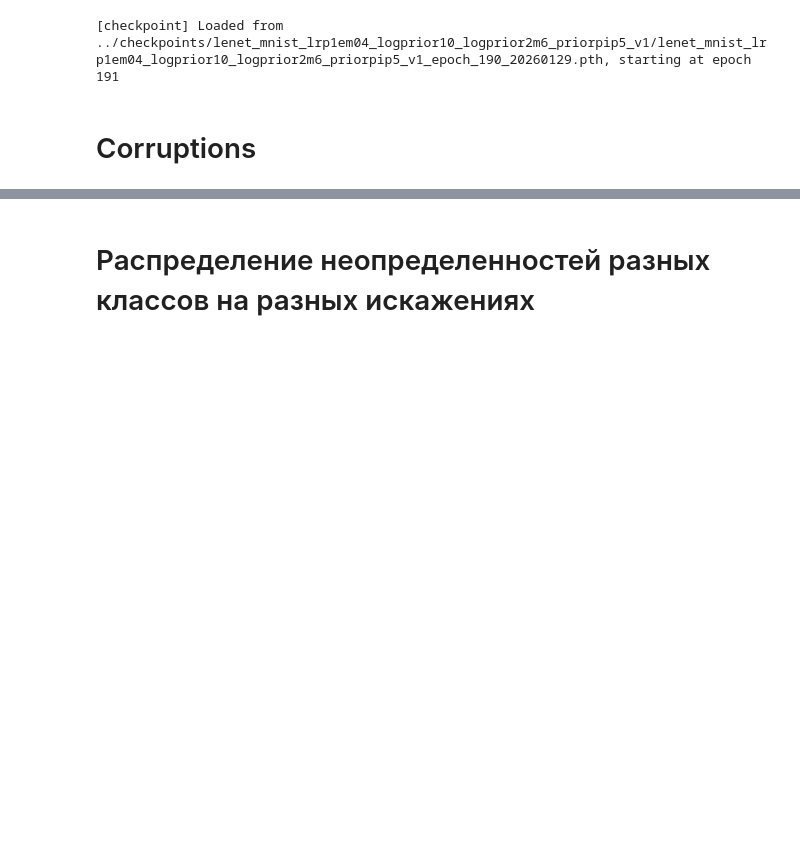
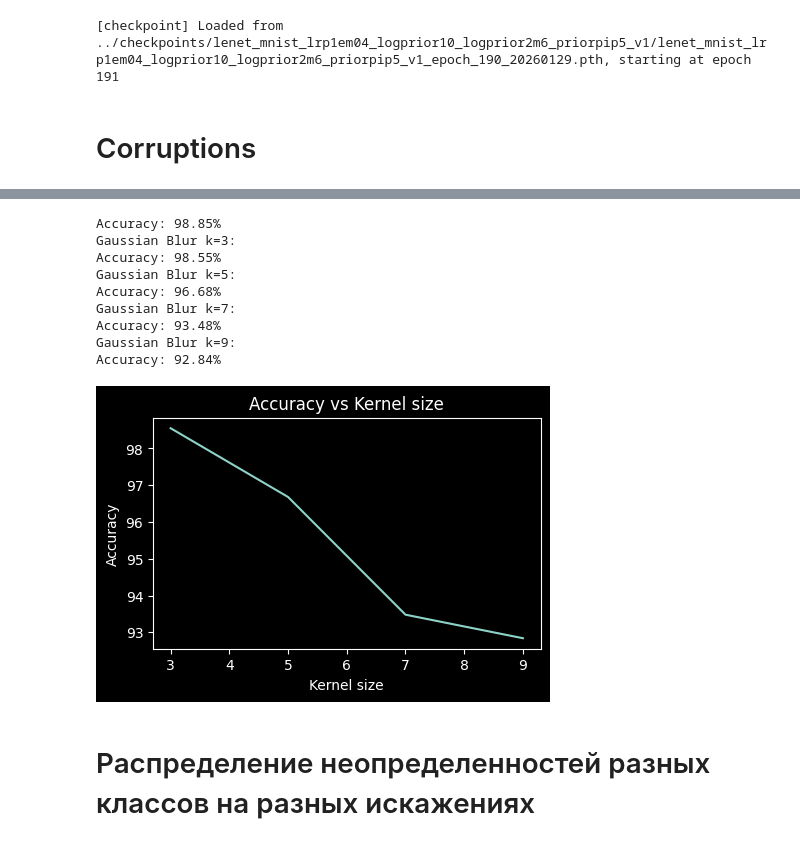
Before and after one commit to qosquo/bayes_nn, a Jupyter notebook: notebooks/mnist_lenet_exp_20260129-164127_corruptions.ipynb, the cells around one changed output, grey strips where cells are left out. Drawn from its saved outputs; the diff is of its cells as text; code cells hidden in the pictures; blank space fills up the shorter version.

```diff
--- a/notebooks/mnist_lenet_exp_20260129-164127_corruptions.ipynb
+++ b/notebooks/mnist_lenet_exp_20260129-164127_corruptions.ipynb
@@ -58,0 +73,2 @@ corruptions = {
+# %%
+test_accuracy = evaluate(lenet_model, emnist_test_loader, device=config.device)
@@ -59,2 +88,52 @@ corruptions = {
+# %%
+from torchvision.transforms import GaussianBlur
+
+_, _, blurred_test_loader = get_dataloaders(
+    data_dir="../data",
+    batch_size=config.test_batch_size,
+    num_workers=config.num_workers,
+    use_cuda=torch.cuda.is_available(),
+    extra_transforms=[
+        GaussianBlur(kernel_size=9)
+    ]
+)
+# %%
+original_test_accuracy = evaluate(lenet_model, test_loader, device=config.device)
+
+kernel_sizes = [3, 5, 7, 9]
+accuracies = []
+
+for kernel_size in kernel_sizes:
+    blurred_test_loader = get_dataloaders(
+        data_dir="../data",
+        batch_size=config.test_batch_size,
+        num_workers=config.num_workers,
+        use_cuda=torch.cuda.is_available(),
+        extra_transforms=[
+            GaussianBlur(kernel_size=kernel_size)
+        ]
+    )[2]  # Получаем только тестовый загрузчик
+
+    print(f"Gaussian Blur k={kernel_size}:")
+    test_accuracy = evaluate(lenet_model, blurred_test_loader, device=config.device)
+    accuracies.append(test_accuracy)
+
+fig, ax = plt.subplots(figsize=(5, 3))
+ax.plot(kernel_sizes, accuracies)
+ax.set_xlabel("Kernel size")
+ax.set_ylabel("Accuracy")
+ax.set_title("Accuracy vs Kernel size")
+plt.show()
+# %% [output]
+Accuracy: 98.85%
+Gaussian Blur k=3:
+Accuracy: 98.55%
+Gaussian Blur k=5:
+Accuracy: 96.68%
+Gaussian Blur k=7:
+Accuracy: 93.48%
+Gaussian Blur k=9:
+Accuracy: 92.84%
+[figure, added]
 # %% [markdown]
 # Распределение неопределенностей разных классов на разных искажениях
```
Also changed, not shown: parts of 20 cells of this notebook, 2 other files.
